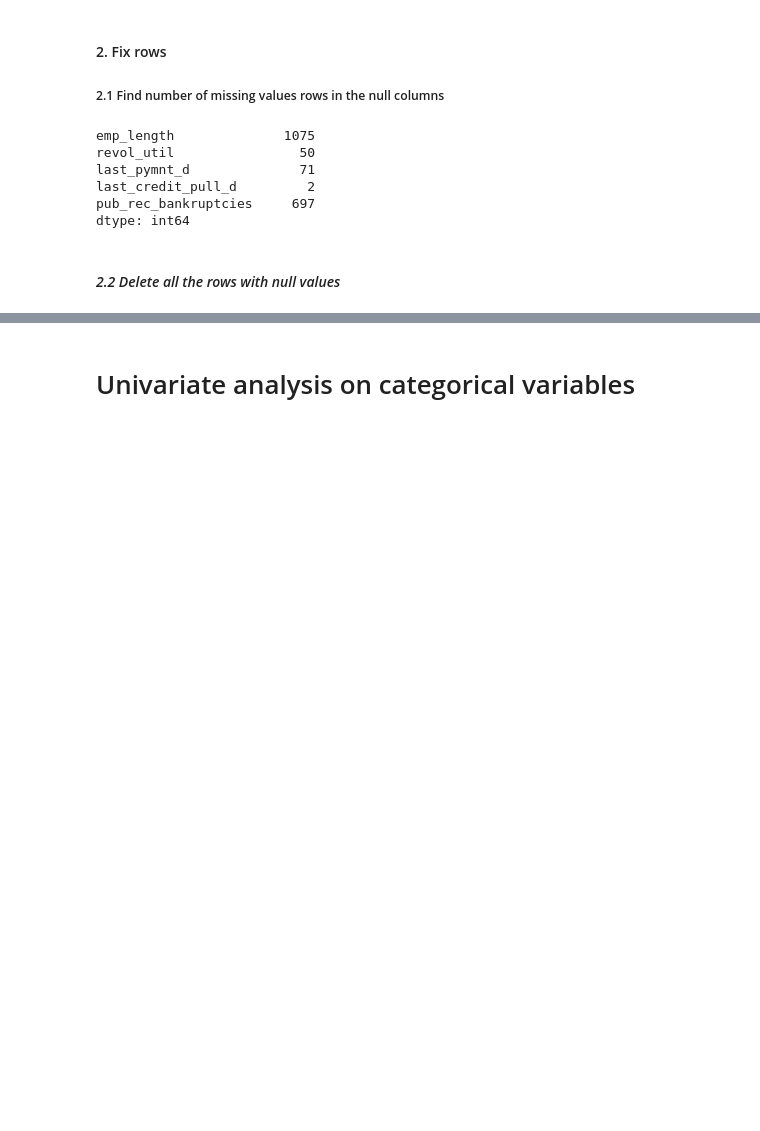
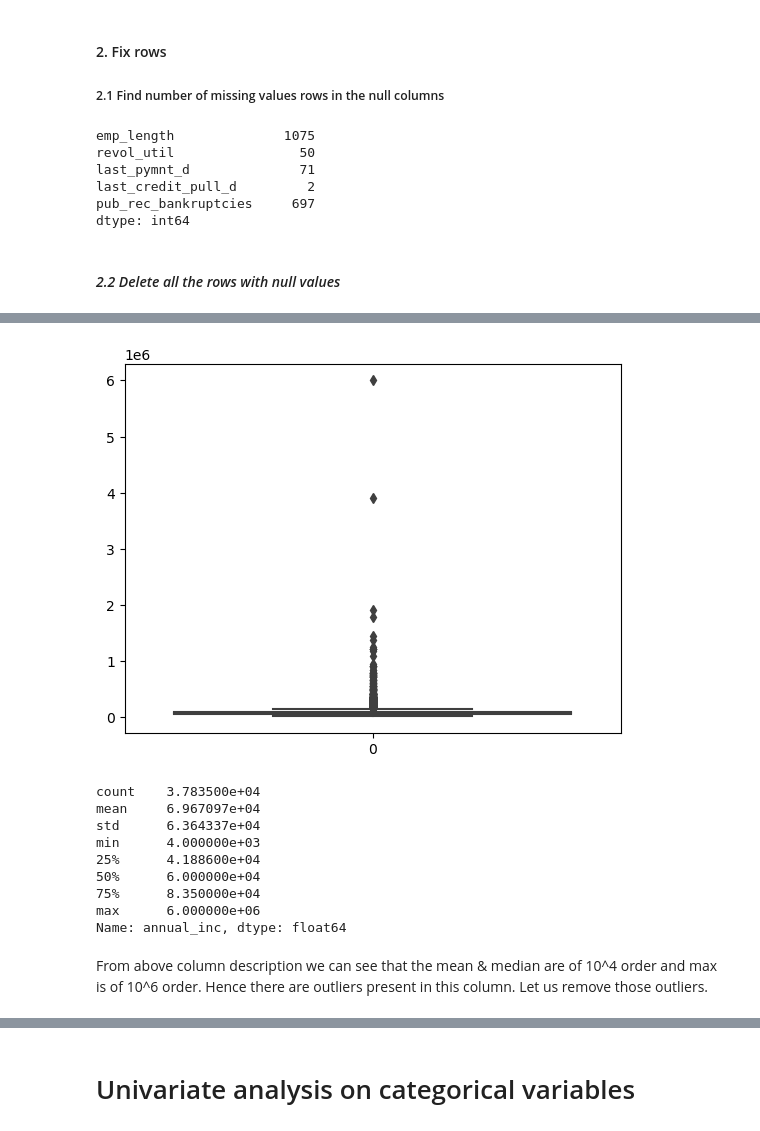
Before and after one commit to shootingStar10/EPGP-IIITB, a Jupyter notebook: Lending Club Case Study Main.ipynb, the cells around one changed output, grey strips where cells are left out. Drawn from its saved outputs; the diff is of its cells as text; code cells hidden in the pictures; blank space fills up the shorter version.

```diff
--- a/Lending Club Case Study Main.ipynb
+++ b/Lending Club Case Study Main.ipynb
@@ -88,0 +89,18 @@ data.shape
+# %%
+sns.boxplot(data['annual_inc'])
+plt.show()
+data['annual_inc'].describe()
+# %% [output]
+[figure, added]
+count    3.783500e+04
+mean     6.967097e+04
+std      6.364337e+04
+min      4.000000e+03
+25%      4.188600e+04
+50%      6.000000e+04
+75%      8.350000e+04
+max      6.000000e+06
+Name: annual_inc, dtype: float64
+# %% [markdown]
+From above column description we can see that the mean & median are of 10^4 order and max is of 10^6 order. Hence there are outliers
+present in this column. Let us remove those outliers.
```
Also changed, not shown: parts of 73 cells of this notebook.
